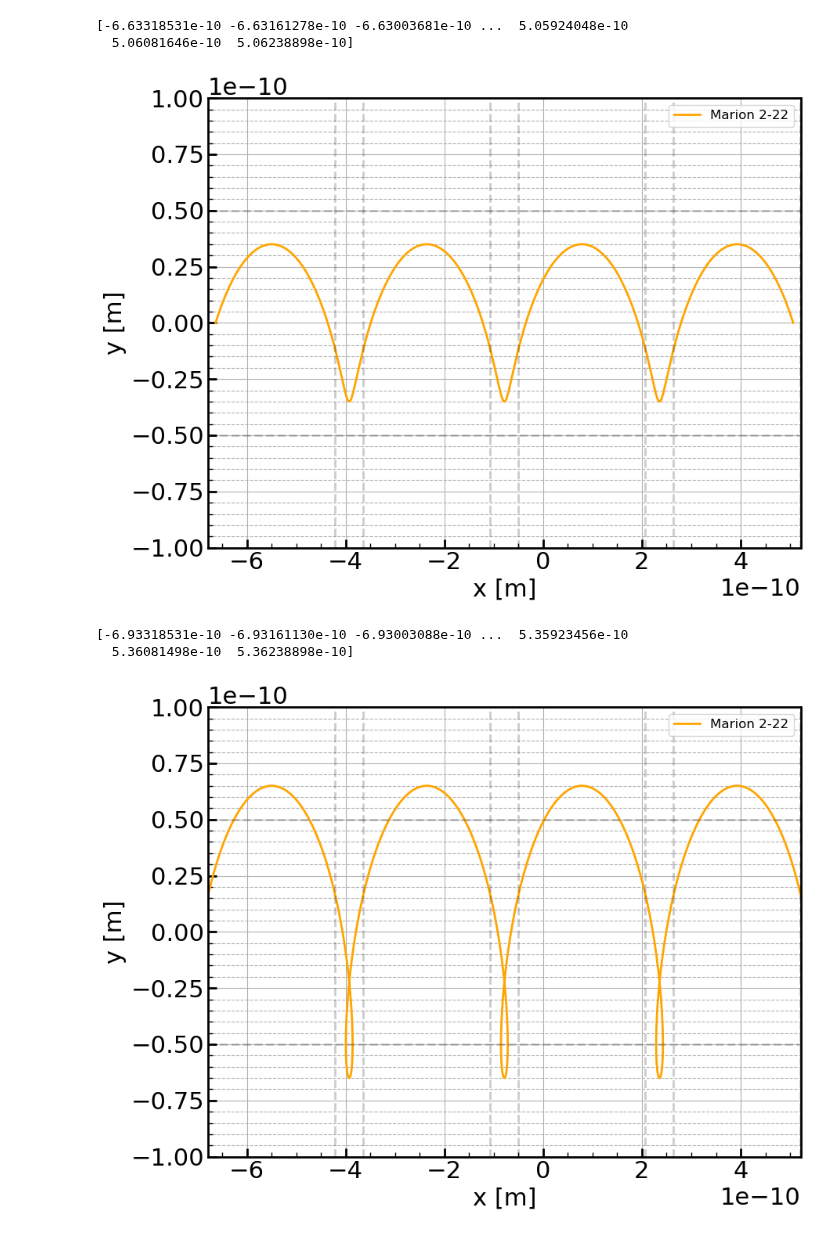
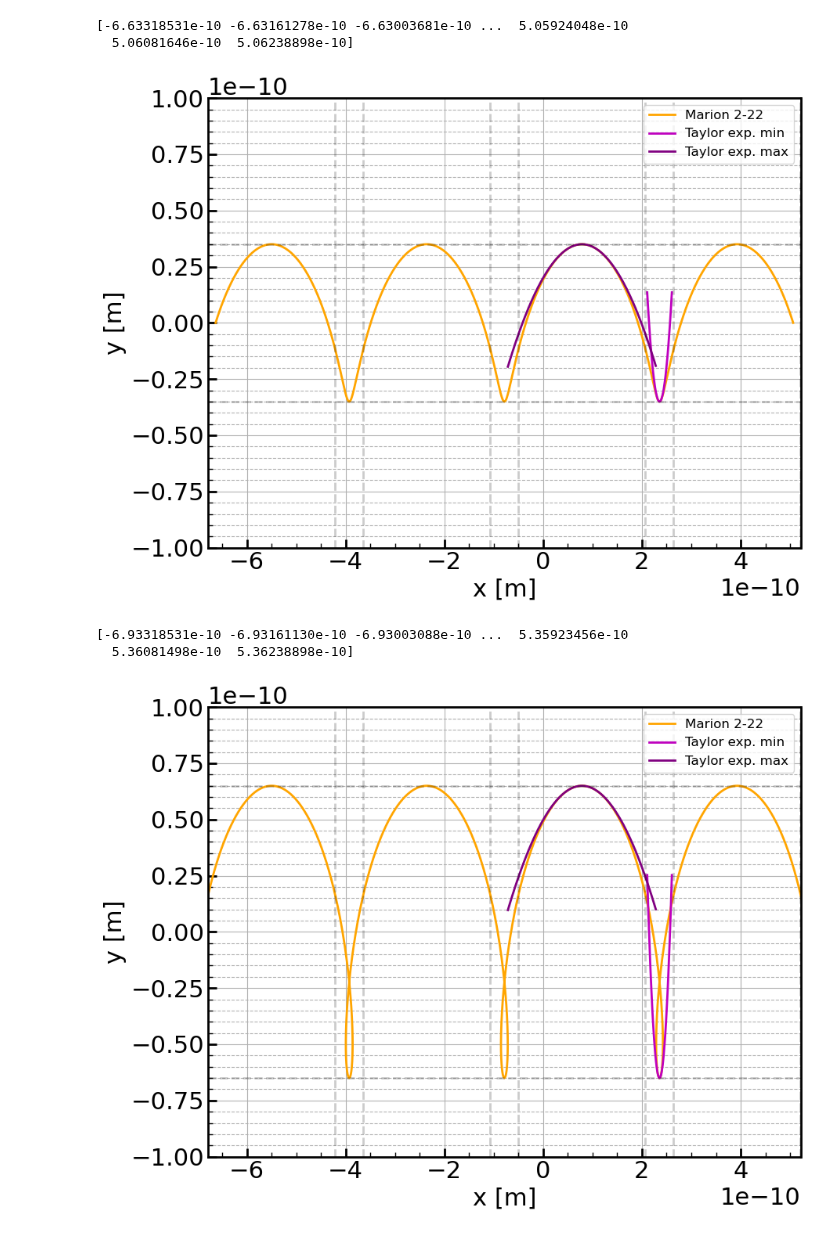
Before and after one commit to villano-lab/analytical_mechanics, a Jupyter notebook: Marion2-22_plots.ipynb, the cells around one changed output. Cells and saved outputs as stored; diff of their text form; code cells hidden in the pictures.

Commit message:
[ANV] finalized the Marion2-22 plots and expansions

```diff
--- a/Marion2-22_plots.ipynb
+++ b/Marion2-22_plots.ipynb
@@ -217,3 +227,11 @@ print(x)
+# %%
+percx=0.5
+xmin = (Ey/(B*omeg))*(1+(1/2))*np.pi
+
+x_low_lt = np.arange(xmin-percx*xscale,xmin+percx*xscale,(Ey/(B*omeg))/100)
+
+
+y_low_lt = ymin + (A/(2*omeg))*((B*omeg)/(Ey))**2*(1/(1-(A*B/Ey)))**2*(x_low_lt-xmin)**2
 # %%
 #set up a 1d plot
 fig,axes = plt.subplots(1,1,figsize=(9.0,7.0),sharex=True)
@@ -225,16 +243,16 @@ xzero_neg = +xunit + xunit*np.pi*(2*l+1)
 xmax = np.max(xzero_neg)
 xmin = np.min(xzero_pos)
 
-yint = Ey/omeg
+yint = A/omeg
 ymax = 2*Ey/omeg
 
 
 ax1.plot(x,y,color='orange',linestyle="-",linewidth=2, \
          label='Marion 2-22')
-#ax1.plot(x_low,y_low,color='m',linestyle="-",linewidth=2, \
-#         label='Taylor exp. min')
-#ax1.plot(x_high,y_high,color='purple',linestyle="-",linewidth=2, \
-#         label='Taylor exp. max')
+ax1.plot(x_low_lt,y_low_lt,color='m',linestyle="-",linewidth=2, \
+        label='Taylor exp. min')
+ax1.plot(x_high_lt,y_high_lt,color='purple',linestyle="-",linewidth=2, \
+         label='Taylor exp. max')
 
 alpha=0.2
 
@@ -266,7 +284,7 @@ plt.tight_layout()
 #plt.savefig('figures/figure.png')
 plt.show()
 # %% [output]
-[figure, old version]
+[figure, new version]
 # %%
 t = np.arange(2*np.min(tl),3*np.max(tl),np.max(tl)/1000)
 A=np.abs(Ey/B)*1.3
@@ -277,6 +295,24 @@ print(x)
 # %% [output]
 [-6.93318531e-10 -6.93161130e-10 -6.93003088e-10 ...  5.35923456e-10
   5.36081498e-10  5.36238898e-10]
+# %%
+percx=3.0
+ymin = -A/omeg
+ymax = -ymin
+xmax = (Ey/(B*omeg))*(1/2)*np.pi
+
+x_high_gt = np.arange(xmax-percx*xscale,xmax+percx*xscale,(Ey/(B*omeg))/100)
+
+
+y_high_gt = ymax - (A/(2*omeg))*((B*omeg)/(Ey))**2*(1/(1+(A*B/Ey)))**2*(x_high_lt-xmax)**2
+# %%
+percx=0.5
+xmin = (Ey/(B*omeg))*(1+(1/2))*np.pi
+
+x_low_gt = np.arange(xmin-percx*xscale,xmin+percx*xscale,(Ey/(B*omeg))/100)
+
+
+y_low_gt = ymin + (A/(2*omeg))*((B*omeg)/(Ey))**2*(1/(1-(A*B/Ey)))**2*(x_low_lt-xmin)**2
 # %%
 #set up a 1d plot
 fig,axes = plt.subplots(1,1,figsize=(9.0,7.0),sharex=True)
@@ -288,45 +324,46 @@ xzero_neg = +xunit + xunit*np.pi*(2*l+1)
 xmax = np.max(xzero_neg)
 xmin = np.min(xzero_pos)
 
-yint = Ey/omeg
+yint = A/omeg
 ymax = 2*Ey/omeg
 
 
 ax1.plot(x,y,color='orange',linestyle="-",linewidth=2, \
          label='Marion 2-22')
-#ax1.plot(x_low,y_low,color='m',linestyle="-",linewidth=2, \
-#         label='Taylor exp. min')
-#ax1.plot(x_high,y_high,color='purple',linestyle="-",linewidth=2, \
-#         label='Taylor exp. max')
+ax1.plot(x_low_gt,y_low_gt,color='m',linestyle="-",linewidth=2, \
+        label='Taylor exp. min')
+ax1.plot(x_high_gt,y_high_gt,color='purple',linestyle="-",linewidth=2, \
+         label='Taylor exp. max')
+
 
 alpha=0.2
 
 for xzero in xzero_pos:
   plt.axvline(x=xzero,color='k',linestyle="--",alpha=alpha)
 
 for xzero in xzero_neg:
   plt.axvline(x=xzero,color='k',linestyle="--",alpha=alpha)
 
 
 plt.axhline(y=yint,color='k',linestyle="--",alpha=alpha)
 plt.axhline(y=-yint,color='k',linestyle="--",alpha=alpha)
 
 ax1.set_yscale('linear')
 #ax1.set_yscale('log')
 ax1.set_xlim(xmin, xmax)
 ax1.set_ylim(-ymax,ymax)
 ax1.set_xlabel(r'x [m]')
 ax1.set_ylabel('y [m]')
 ax1.grid(True)
 ax1.yaxis.grid(True,which='minor',linestyle='--')
 ax1.legend(loc=1,prop={'size':12})
 #ax1.legend(bbox_to_anchor=(1.04,1),borderaxespad=0,prop={'size':22})
 
 for axis in ['top','bottom','left','right']:
   ax1.spines[axis].set_linewidth(2)
 
 plt.tight_layout()
 #plt.savefig('figures/figure.png')
 plt.show()
 # %% [output]
-[figure, old version]
+[figure, new version]
```
Also changed, not shown: parts of 1 cell of this notebook.
